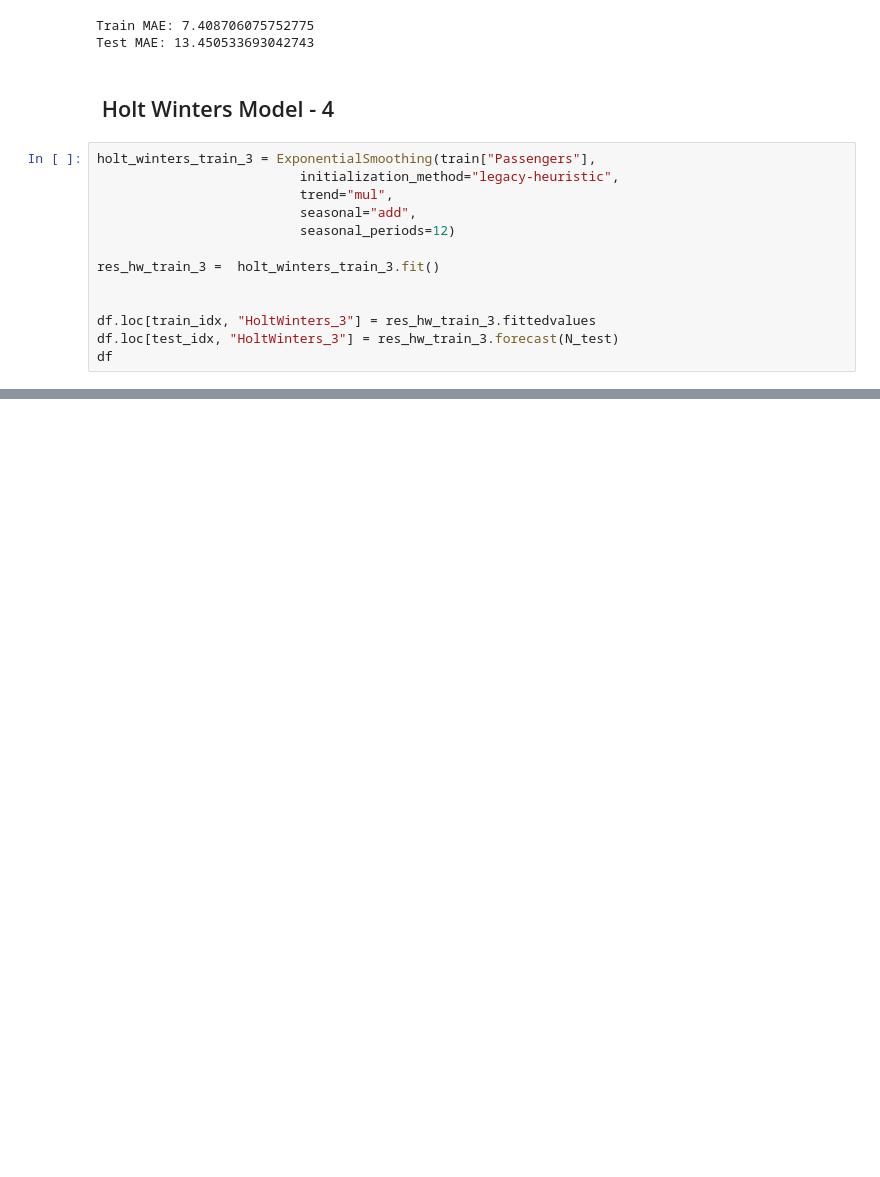
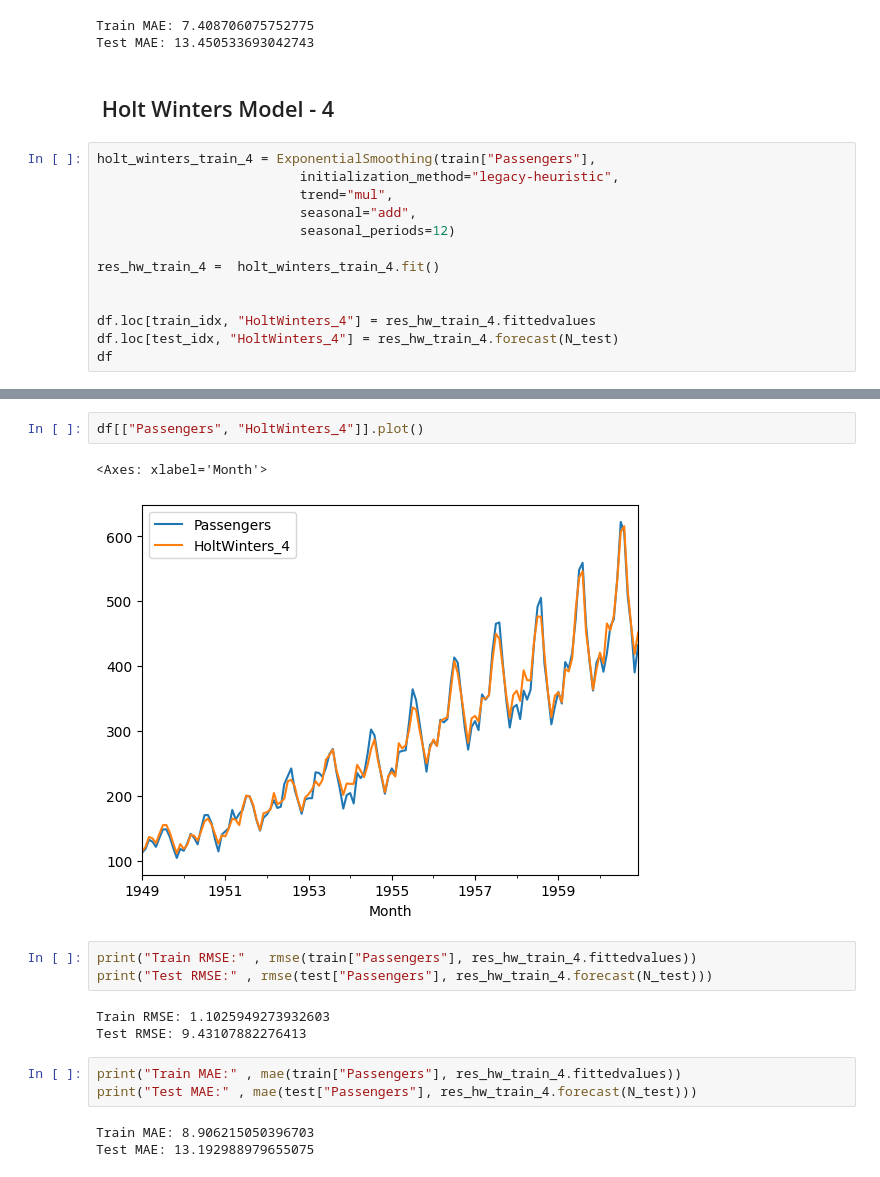
Before and after one commit to MuhammedIkbalKARADELI/python_forcesting, a Jupyter notebook: exponential_smooting_method/holt_winters.ipynb, the cells around one changed output, grey strips where cells are left out. Cells and saved outputs as stored; diff of their text form; blank space fills up the shorter version.

```diff
--- a/exponential_smooting_method/holt_winters.ipynb
+++ b/exponential_smooting_method/holt_winters.ipynb
@@ -197,15 +197,15 @@ Test MAE: 13.450533693042743
 # %% [markdown]
 ##  Holt Winters Model - 4
 # %%
-holt_winters_train_3 = ExponentialSmoothing(train["Passengers"],
+holt_winters_train_4 = ExponentialSmoothing(train["Passengers"],
                           initialization_method="legacy-heuristic",
                           trend="mul",
                           seasonal="add",
                           seasonal_periods=12)
 
-res_hw_train_3 =  holt_winters_train_3.fit()
+res_hw_train_4 =  holt_winters_train_4.fit()
 
 
-df.loc[train_idx, "HoltWinters_3"] = res_hw_train_3.fittedvalues
-df.loc[test_idx, "HoltWinters_3"] = res_hw_train_3.forecast(N_test)
+df.loc[train_idx, "HoltWinters_4"] = res_hw_train_4.fittedvalues
+df.loc[test_idx, "HoltWinters_4"] = res_hw_train_4.forecast(N_test)
 df
@@ -211,0 +227,17 @@ df
+# %%
+df[["Passengers", "HoltWinters_4"]].plot()
+# %% [output]
+<Axes: xlabel='Month'>
+[figure, added]
+# %%
+print("Train RMSE:" , rmse(train["Passengers"], res_hw_train_4.fittedvalues))
+print("Test RMSE:" , rmse(test["Passengers"], res_hw_train_4.forecast(N_test)))
+# %% [output]
+Train RMSE: 1.1025949273932603
+Test RMSE: 9.43107882276413
+# %%
+print("Train MAE:" , mae(train["Passengers"], res_hw_train_4.fittedvalues))
+print("Test MAE:" , mae(test["Passengers"], res_hw_train_4.forecast(N_test)))
+# %% [output]
+Train MAE: 8.906215050396703
+Test MAE: 13.192988979655075
```
Also changed, not shown: parts of 1 cell of this notebook, 1 other file.
